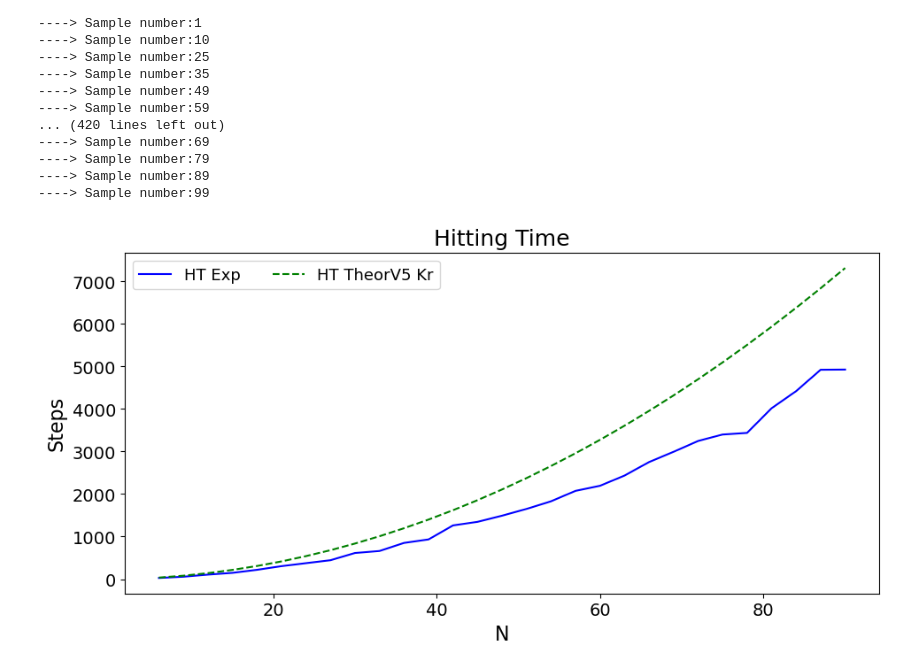
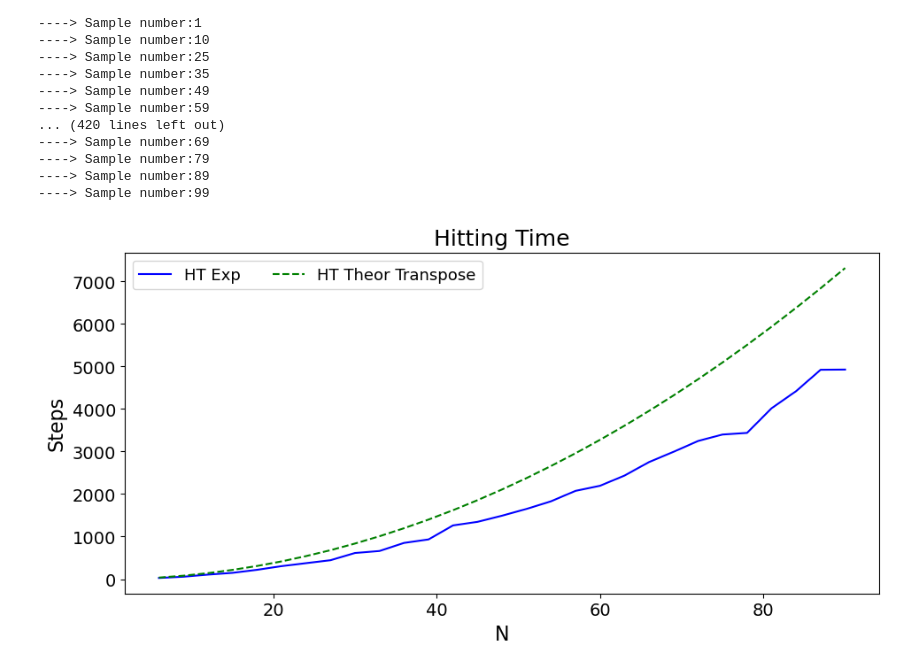
Before and after one commit to JaimePSantos/DynamicRandomWalks, a Jupyter notebook: HT-Static_TemporalHelix.ipynb, the cells around one changed output. Drawn from its saved outputs; the diff is of its cells as text; code cells hidden in the pictures.

```diff
--- a/HT-Static_TemporalHelix.ipynb
+++ b/HT-Static_TemporalHelix.ipynb
@@ -141,7 +141,21 @@ def theoretical_hitting_time(P, init, target):
     n = P.shape[0]  # Number of states
     # print(n)
 
-    P_prime = P[:target, :target]
+    if target=='mid':
+        target = n//2
+
+    if target=='-1':
+        target = n-1
+
+    order = list(range(n))
+    order.remove(target)
+    order.append(target)
+
+    P = P[np.ix_(order, order)]
+    # print_matrix(P)
+    # print()
+
+    P_prime = P[:-1, :-1]
 
     init_dist = np.zeros(n-1)
     init_dist[init] = 1
@@ -150,9 +164,9 @@ def theoretical_hitting_time(P, init, target):
 
     I = np.eye(n-1)
 
-    P_prime_inv = np.linalg.inv(I - P_prime).T
+    P_prime_inv = np.linalg.inv(I - P_prime)
 
-    hitting_time = np.dot(target_dist, np.dot(P_prime_inv,init_dist ))
+    hitting_time = np.dot(init_dist, np.dot(P_prime_inv, target_dist))
 
     return hitting_time
 
@@ -172,7 +186,7 @@ def theoretical_hitting_times_for_staticTempHelix_graphs(reps, init, target):
 reps = 30
 
 init = 0
-target = -1
+target = '-1'
 
 sum_range = [3 + 3*rep for rep in range(1,reps)]
 
@@ -190,33 +204,33 @@ theoretical_hitting_times =  theoretical_hitting_times_for_staticTempHelix_graph
 #     theoretical_hitting_times5 =  theoretical_hitting_times5_for_staticTempHelix_graphs(reps, init, target,steps)
 #     write_list_to_file(theoretical_hitting_times_file5, theoretical_hitting_times5)
 # %%
-alphaLabelList = [r'HT Exp',f'HT TheorV5 Kr']# ,f'HT TheorV1 Szeg',f'HT TheorV4 Kr',f'HT TheorV5 Kr',f'n^2',f'{round(c,2)}n^{factor}']
+alphaLabelList = [r'HT Exp',f'HT Theor Transpose']# ,f'HT TheorV1 Szeg',f'HT TheorV4 Kr',f'HT TheorV5 Kr',f'n^2',f'{round(c,2)}n^{factor}']
 
 
 params = {
     'font_size' : 14,
     'figsize': (11, 5),
     'plot_title' : f'Hitting Time',
     'x_label' : 'N',
     'y_label' : "Steps",
     'legend_labels' : alphaLabelList,
     'legend_loc': "best",
     # 'legend_title' : r'$\alpha$',
     'legend_ncol' : 2,
     'color_list' : ['#0000FF', '#008000', '#525252','red','#eb4034','#8f82f1'],
     'line_style_list' : ['-', '--','-.',':','-','-.'],
     # 'save_path' : f'Output/OrientedDynamics/orientedDynamics_N{N}_NWALKS{len(alphaList)}_Alphas{str([round(a, 2) for a in alphaList]).replace(", ", "-").replace("[", "").replace("]", "")}_TMAX{round(t)}.png',
     'use_loglog': False,
     'use_cbar' : False,
     'cbar_label' : None,
     'cbar_ticks' : None,
     'cbar_tick_labels' : None,
     'x_lim' : None,
 }
 
 y_value_list = [hitting_times,
                 theoretical_hitting_times]
 
 plot_qwak(x_value_matrix = [list(sum_range)]*len(y_value_list) , y_value_matrix = y_value_list ,**params)
 # %% [output]
-[figure, old version]
+[figure, new version]
```
Also changed, not shown: 2 other files.
